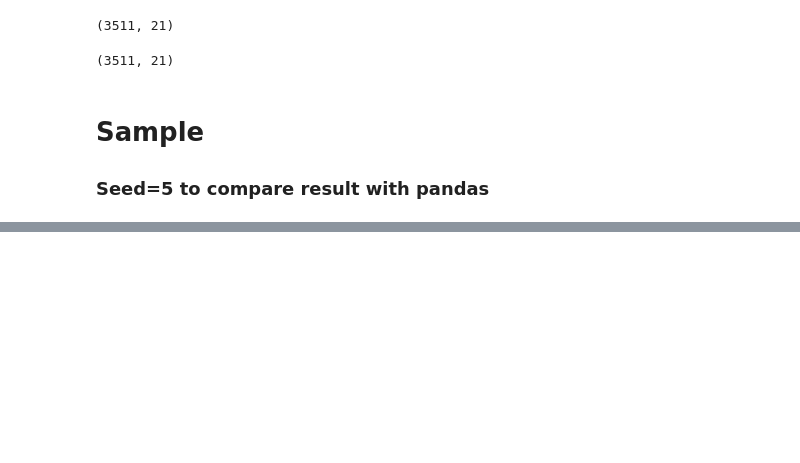
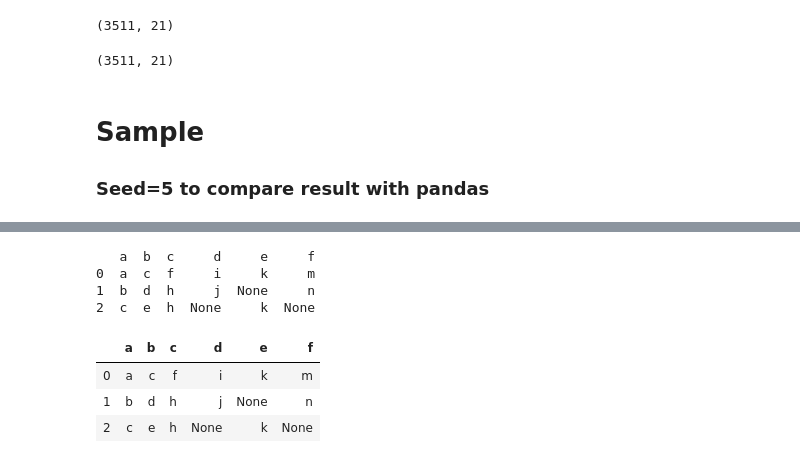
Before and after one commit to najafmurtaza/Analytica, a Jupyter notebook: Test Lib.ipynb, the cells around one changed output, grey strips where cells are left out. Saved outputs shown, nothing was run; the diff lists cells and outputs as text; code cells hidden in the pictures; blank space fills up the shorter version.

```diff
--- a/Test Lib.ipynb
+++ b/Test Lib.ipynb
@@ -1424,0 +1458,17 @@ alt_df.sample(frac=1.5, seed=5, replace=True)
+# %%
+pd_df2.loc[1,'c'] = 'h'
+pd_df2.loc[2,'e'] = 'k'
+alt_df2[1,'c'] = 'h'
+alt_df2[2,'e'] = 'k'
+
+print(pd_df2)
+alt_df2
+# %% [output]
+   a  b  c     d     e     f
+0  a  c  f     i     k     m
+1  b  d  h     j  None     n
+2  c  e  h  None     k  None
+|  | a | b | c | d | e | f |
+| 0 | a | c | f | i | k | m |
+| 1 | b | d | h | j | None | n |
+| 2 | c | e | h | None | k | None |
```
Also changed, not shown: parts of 70 cells of this notebook, 2 other files.
